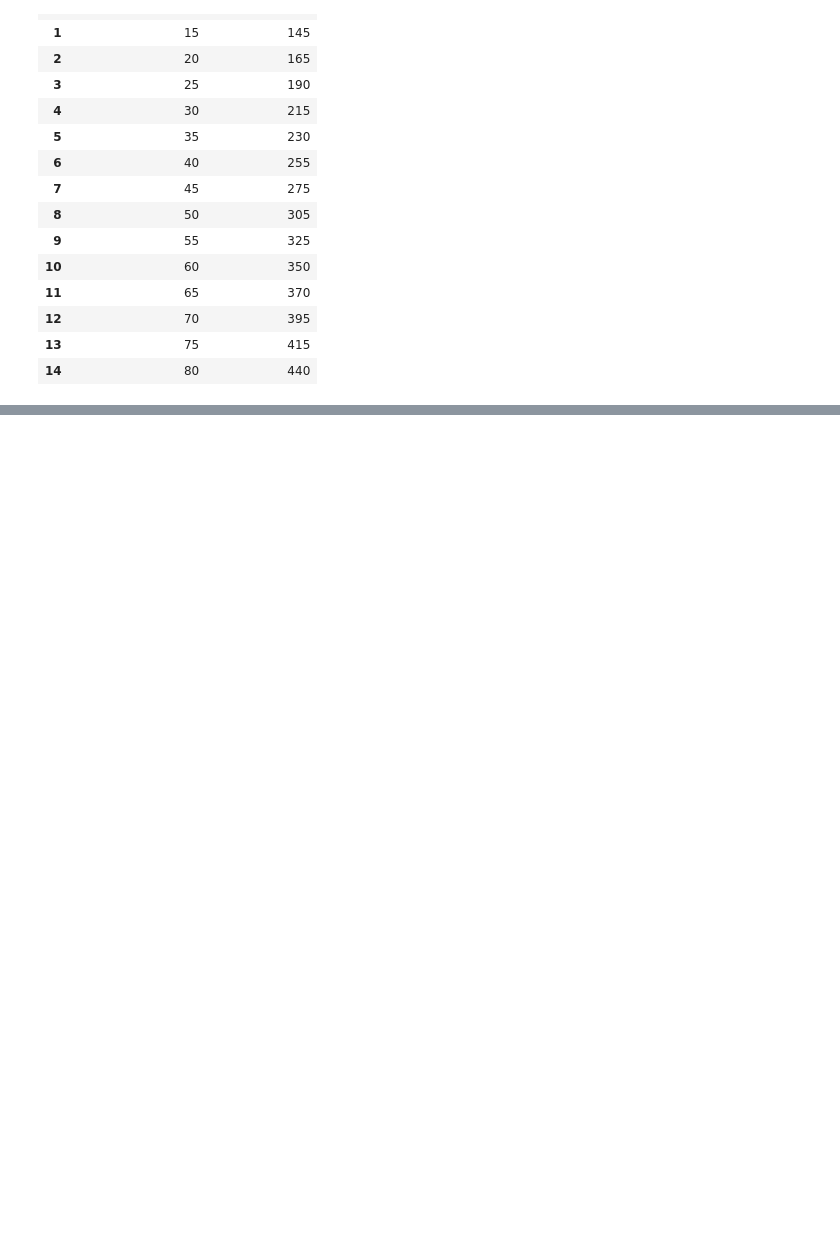
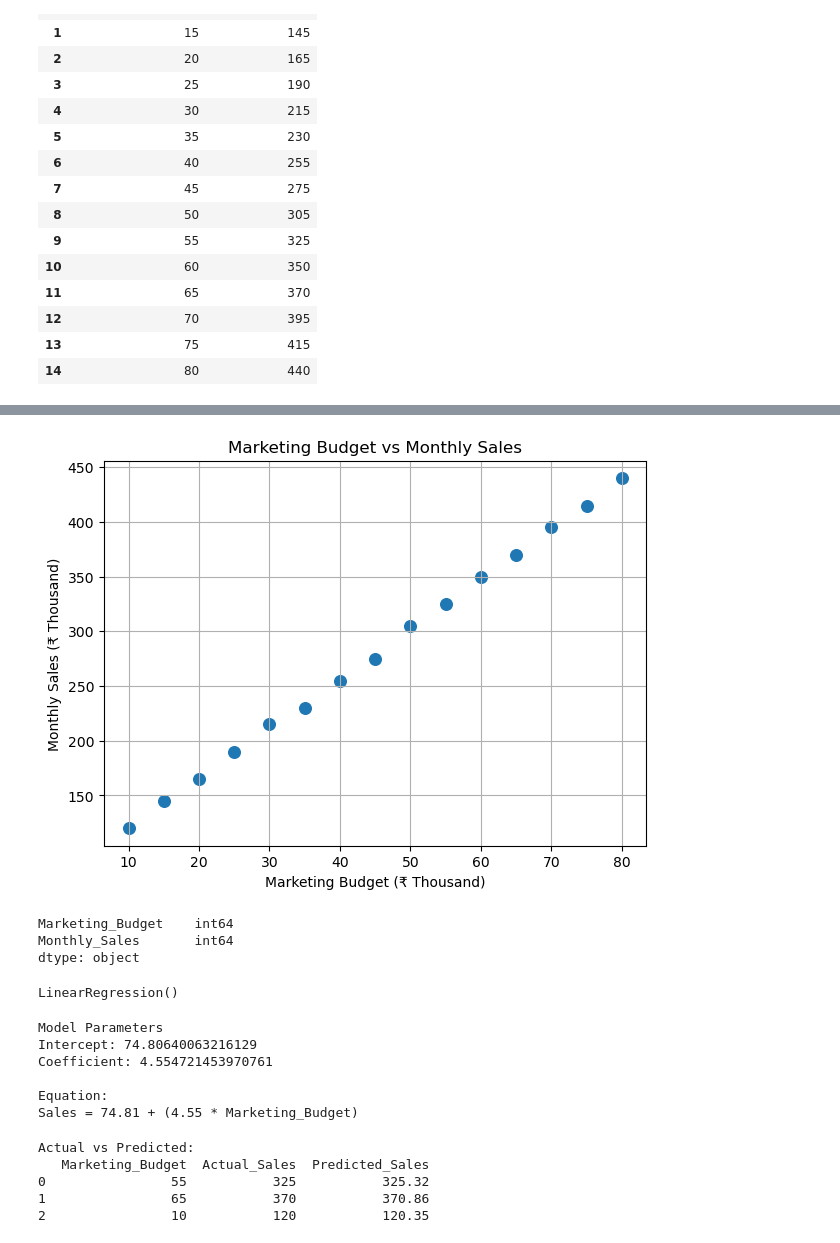
Before and after one commit to j05h777/SSPU, a Jupyter notebook: MLT/practical/practical2/practical2.ipynb, the cells around one changed output, grey strips where cells are left out. Drawn from its saved outputs; the diff is of its cells as text; code cells hidden in the pictures; blank space fills up the shorter version.

```diff
--- a/MLT/practical/practical2/practical2.ipynb
+++ b/MLT/practical/practical2/practical2.ipynb
@@ -34,0 +60,21 @@ df
+# %%
+plt.figure(figsize=(7,5))
+plt.scatter(
+    df.Marketing_Budget,
+    df.Monthly_Sales,
+    s=70
+)
+
+plt.xlabel("Marketing Budget (₹ Thousand)")
+plt.ylabel("Monthly Sales (₹ Thousand)")
+plt.title("Marketing Budget vs Monthly Sales")
+plt.grid()
+plt.show()
+# %% [output]
+[figure, added]
+# %%
+df.dtypes
+# %% [output]
+Marketing_Budget    int64
+Monthly_Sales       int64
+dtype: object
@@ -34,0 +91,20 @@ df
+# %%
+model=LinearRegression()
+model.fit(X_train,y_train)
+# %% [output]
+LinearRegression()
+# %%
+print("\nModel Parameters")
+print("Intercept:", model.intercept_)
+print("Coefficient:", model.coef_[0])
+print(
+    "\nEquation:"
+    f"\nSales = {model.intercept_:.2f} + ({model.coef_[0]:.2f} * Marketing_Budget)"
+)
+# %% [output]
+Model Parameters
+Intercept: 74.80640063216129
+Coefficient: 4.554721453970761
+
+Equation:
+Sales = 74.81 + (4.55 * Marketing_Budget)
@@ -34,0 +113,14 @@ df
+# %%
+results = pd.DataFrame({
+    "Marketing_Budget": X_test["Marketing_Budget"].values,
+    "Actual_Sales": y_test.values,
+    "Predicted_Sales": y_pred.round(2)
+})
+print("\nActual vs Predicted:")
+print(results)
+# %% [output]
+Actual vs Predicted:
+   Marketing_Budget  Actual_Sales  Predicted_Sales
+0                55           325           325.32
+1                65           370           370.86
+2                10           120           120.35
```
Also changed, not shown: parts of 12 cells of this notebook, 1 other file.
